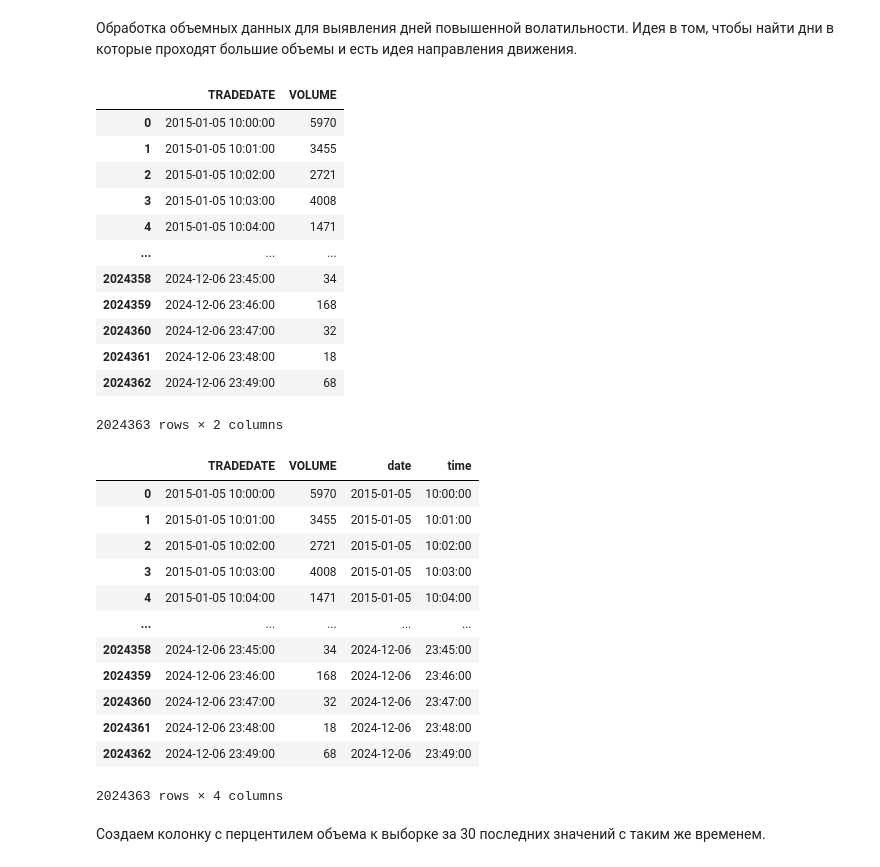
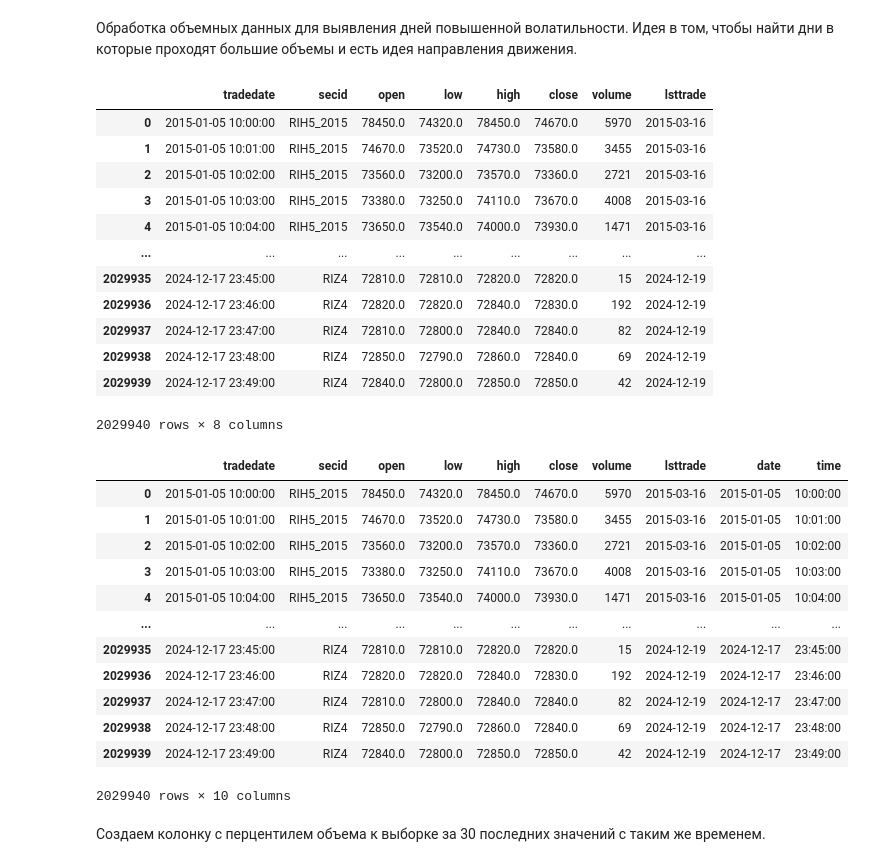
Before and after one commit to Alkor135/pj4_volatile_day_volumes, a Jupyter notebook: data_prepare.ipynb, the cells around one changed output. Drawn from its saved outputs; the diff is of its cells as text; code cells hidden in the pictures.

```diff
--- a/data_prepare.ipynb
+++ b/data_prepare.ipynb
@@ -11,7 +11,8 @@ import numpy as np
 conn = sqlite3.connect(r'C:\Users\Alkor\gd\data_quote_db\RTS_futures_minute.db')
 
 # SQL-запрос для извлечения данных
-query = "SELECT TRADEDATE, VOLUME FROM Minute"
+# query = "SELECT TRADEDATE, VOLUME FROM Minute"
+query = "SELECT * FROM Minute"
 
 # Загрузить данные в DataFrame
 df = pd.read_sql_query(query, conn)
@@ -19,45 +20,46 @@ df = pd.read_sql_query(query, conn)
 # Закрыть соединение
 conn.close()
 
+# Прописные в названиях колонок ---------------------------
+df.columns = map(str.lower, df.columns)
+
 df
+# print(df.to_string(max_rows=10, max_cols=20))
 # %% [output]
-|  | TRADEDATE | VOLUME |
-| 0 | 2015-01-05 10:00:00 | 5970 |
-| 1 | 2015-01-05 10:01:00 | 3455 |
-| 2 | 2015-01-05 10:02:00 | 2721 |
-| 3 | 2015-01-05 10:03:00 | 4008 |
-| 4 | 2015-01-05 10:04:00 | 1471 |
-| ... | ... | ... |
-| 2024358 | 2024-12-06 23:45:00 | 34 |
-| 2024359 | 2024-12-06 23:46:00 | 168 |
-| 2024360 | 2024-12-06 23:47:00 | 32 |
-| 2024361 | 2024-12-06 23:48:00 | 18 |
-| 2024362 | 2024-12-06 23:49:00 | 68 |
+|  | tradedate | secid | open | low | high | close | volume | lsttrade |
+| 0 | 2015-01-05 10:00:00 | RIH5_2015 | 78450.0 | 74320.0 | 78450.0 | 74670.0 | 5970 | 2015-03-16 |
+| 1 | 2015-01-05 10:01:00 | RIH5_2015 | 74670.0 | 73520.0 | 74730.0 | 73580.0 | 3455 | 2015-03-16 |
+| 2 | 2015-01-05 10:02:00 | RIH5_2015 | 73560.0 | 73200.0 | 73570.0 | 73360.0 | 2721 | 2015-03-16 |
+| 3 | 2015-01-05 10:03:00 | RIH5_2015 | 73380.0 | 73250.0 | 74110.0 | 73670.0 | 4008 | 2015-03-16 |
+| 4 | 2015-01-05 10:04:00 | RIH5_2015 | 73650.0 | 73540.0 | 74000.0 | 73930.0 | 1471 | 2015-03-16 |
+| ... | ... | ... | ... | ... | ... | ... | ... | ... |
+| 2029935 | 2024-12-17 23:45:00 | RIZ4 | 72810.0 | 72810.0 | 72820.0 | 72820.0 | 15 | 2024-12-19 |
+| 2029936 | 2024-12-17 23:46:00 | RIZ4 | 72820.0 | 72820.0 | 72840.0 | 72830.0 | 192 | 2024-12-19 |
+| 2029937 | 2024-12-17 23:47:00 | RIZ4 | 72810.0 | 72800.0 | 72840.0 | 72840.0 | 82 | 2024-12-19 |
+| 2029938 | 2024-12-17 23:48:00 | RIZ4 | 72850.0 | 72790.0 | 72860.0 | 72840.0 | 69 | 2024-12-19 |
+| 2029939 | 2024-12-17 23:49:00 | RIZ4 | 72840.0 | 72800.0 | 72850.0 | 72850.0 | 42 | 2024-12-19 |
-2024363 rows × 2 columns
+2029940 rows × 8 columns
 # %%
-df['TRADEDATE'] = pd.to_datetime(df['TRADEDATE'])
+df['tradedate'] = pd.to_datetime(df['tradedate'])
 
 # Добавление колонки с датой
-df['date'] = df['TRADEDATE'].dt.date
+df['date'] = df['tradedate'].dt.date
 
 # Добавление колонки с временем
-df['time'] = df['TRADEDATE'].dt.time
-
-# # Вычисление накопленных объемов по дням
-# df['daily_cumulative_volume'] = df.groupby('date')['VOLUME'].cumsum()
+df['time'] = df['tradedate'].dt.time
 
 df
 # %% [output]
-|  | TRADEDATE | VOLUME | date | time |
-| 0 | 2015-01-05 10:00:00 | 5970 | 2015-01-05 | 10:00:00 |
-| 1 | 2015-01-05 10:01:00 | 3455 | 2015-01-05 | 10:01:00 |
-| 2 | 2015-01-05 10:02:00 | 2721 | 2015-01-05 | 10:02:00 |
-| 3 | 2015-01-05 10:03:00 | 4008 | 2015-01-05 | 10:03:00 |
-| 4 | 2015-01-05 10:04:00 | 1471 | 2015-01-05 | 10:04:00 |
-| ... | ... | ... | ... | ... |
-| 2024358 | 2024-12-06 23:45:00 | 34 | 2024-12-06 | 23:45:00 |
-| 2024359 | 2024-12-06 23:46:00 | 168 | 2024-12-06 | 23:46:00 |
-| 2024360 | 2024-12-06 23:47:00 | 32 | 2024-12-06 | 23:47:00 |
-| 2024361 | 2024-12-06 23:48:00 | 18 | 2024-12-06 | 23:48:00 |
-| 2024362 | 2024-12-06 23:49:00 | 68 | 2024-12-06 | 23:49:00 |
+|  | tradedate | secid | open | low | high | close | volume | lsttrade | date | time |
+| 0 | 2015-01-05 10:00:00 | RIH5_2015 | 78450.0 | 74320.0 | 78450.0 | 74670.0 | 5970 | 2015-03-16 | 2015-01-05 | 10:00:00 |
+| 1 | 2015-01-05 10:01:00 | RIH5_2015 | 74670.0 | 73520.0 | 74730.0 | 73580.0 | 3455 | 2015-03-16 | 2015-01-05 | 10:01:00 |
+| 2 | 2015-01-05 10:02:00 | RIH5_2015 | 73560.0 | 73200.0 | 73570.0 | 73360.0 | 2721 | 2015-03-16 | 2015-01-05 | 10:02:00 |
+| 3 | 2015-01-05 10:03:00 | RIH5_2015 | 73380.0 | 73250.0 | 74110.0 | 73670.0 | 4008 | 2015-03-16 | 2015-01-05 | 10:03:00 |
+| 4 | 2015-01-05 10:04:00 | RIH5_2015 | 73650.0 | 73540.0 | 74000.0 | 73930.0 | 1471 | 2015-03-16 | 2015-01-05 | 10:04:00 |
+| ... | ... | ... | ... | ... | ... | ... | ... | ... | ... | ... |
+| 2029935 | 2024-12-17 23:45:00 | RIZ4 | 72810.0 | 72810.0 | 72820.0 | 72820.0 | 15 | 2024-12-19 | 2024-12-17 | 23:45:00 |
+| 2029936 | 2024-12-17 23:46:00 | RIZ4 | 72820.0 | 72820.0 | 72840.0 | 72830.0 | 192 | 2024-12-19 | 2024-12-17 | 23:46:00 |
+| 2029937 | 2024-12-17 23:47:00 | RIZ4 | 72810.0 | 72800.0 | 72840.0 | 72840.0 | 82 | 2024-12-19 | 2024-12-17 | 23:47:00 |
+| 2029938 | 2024-12-17 23:48:00 | RIZ4 | 72850.0 | 72790.0 | 72860.0 | 72840.0 | 69 | 2024-12-19 | 2024-12-17 | 23:48:00 |
+| 2029939 | 2024-12-17 23:49:00 | RIZ4 | 72840.0 | 72800.0 | 72850.0 | 72850.0 | 42 | 2024-12-19 | 2024-12-17 | 23:49:00 |
-2024363 rows × 4 columns
+2029940 rows × 10 columns
```
Also changed, not shown: parts of 13 cells of this notebook.
